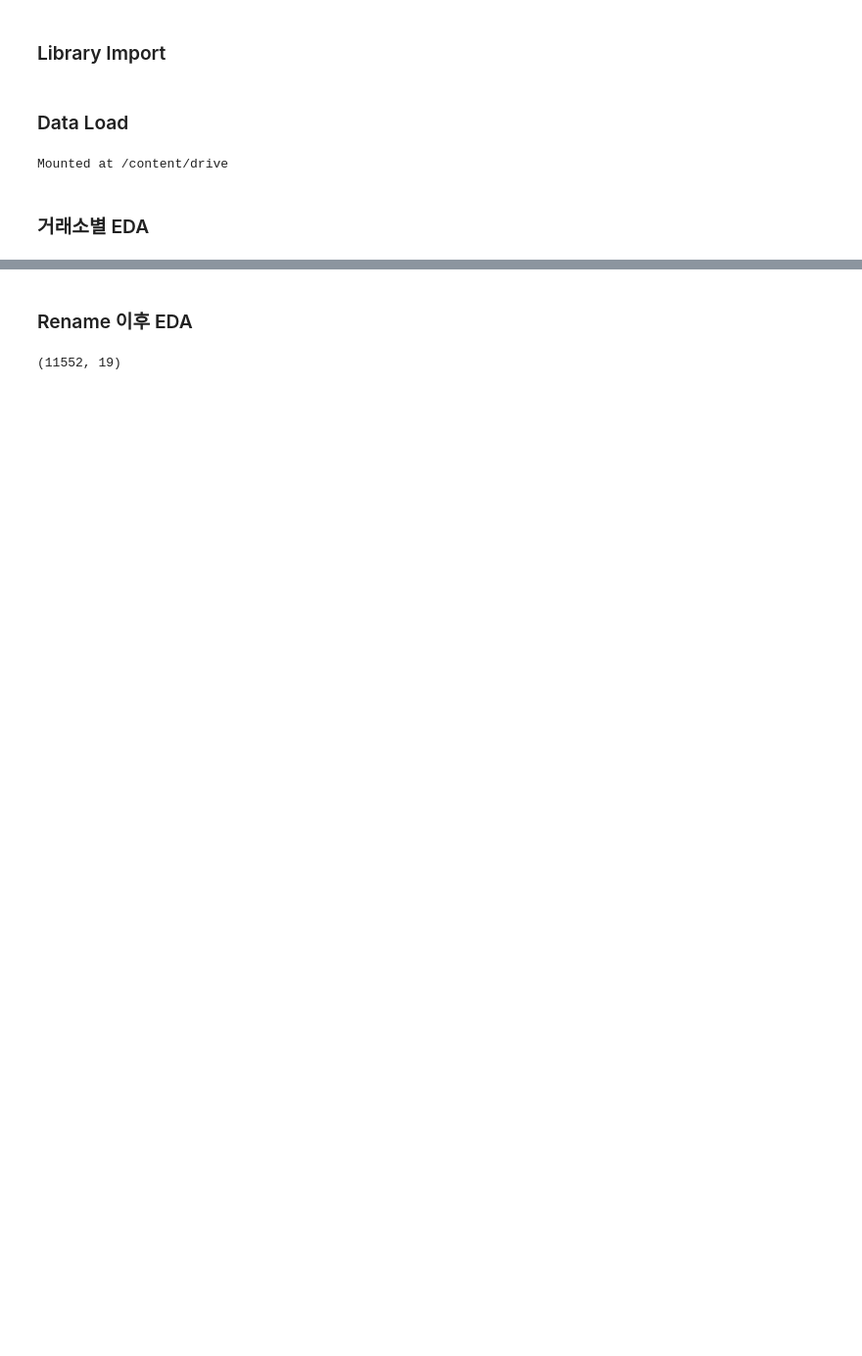
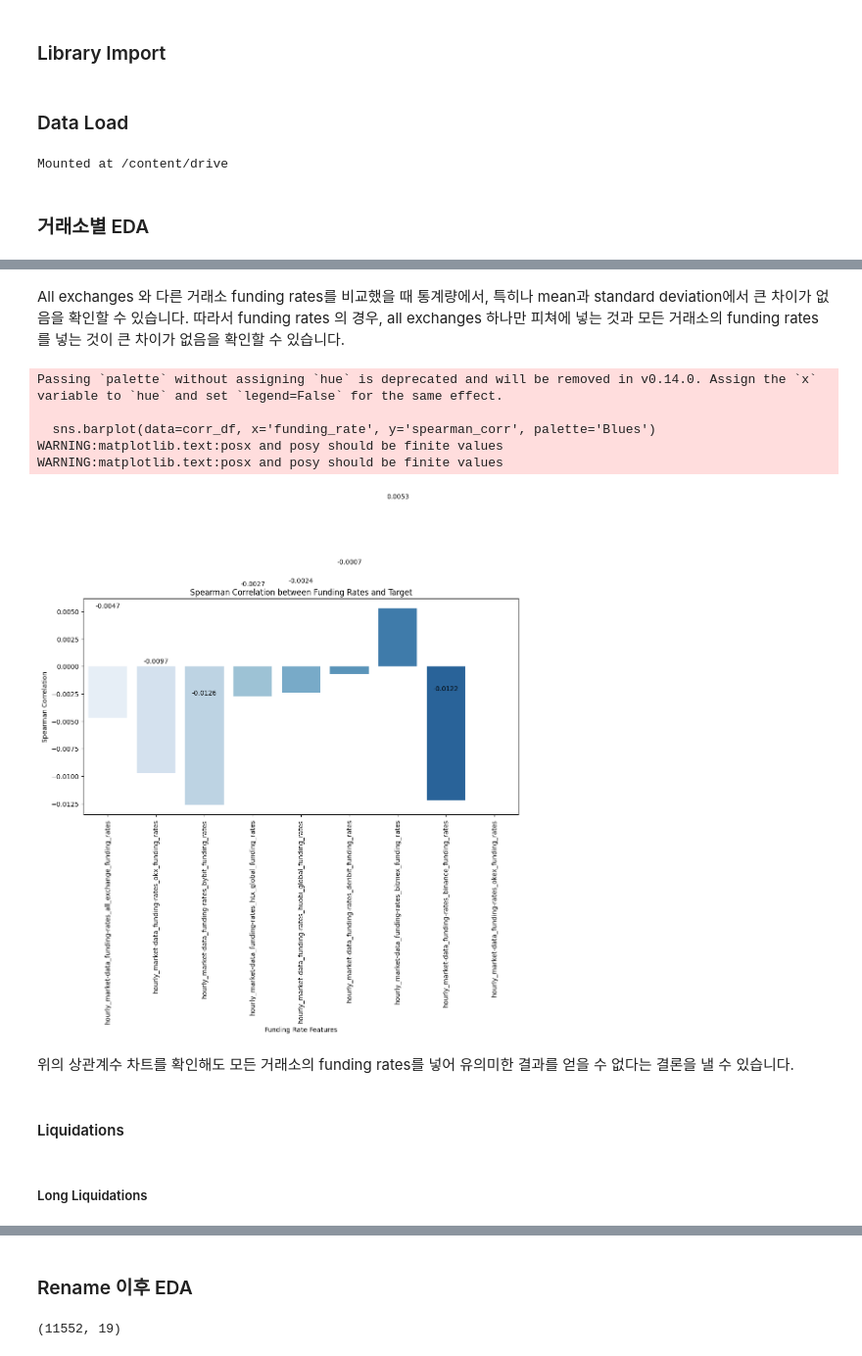
Before and after one commit to boostcampaitech7/level1-classificationinmachinelearning-recsys-10, a Jupyter notebook: data_preprocessing/baseline_code.ipynb, the cells around one changed output, grey strips where cells are left out. Shown at 98% size. Drawn from its saved outputs; the diff is of its cells as text; code cells hidden in the pictures; blank space fills up the shorter version.

Commit message:
feat: add exchanges_eda
#15

```diff
--- a/data_preprocessing/baseline_code.ipynb
+++ b/data_preprocessing/baseline_code.ipynb
@@ -50,0 +53,2 @@ for _file_name, _df in tqdm(file_dict.items()):
+# %%
+train_df = df.loc[df["_type"]=="train"]
@@ -50,0 +76,15 @@ for _file_name, _df in tqdm(file_dict.items()):
+# %%
+ # 'funding' 이 들어간 모든 column 추출
+funding_columns = [col for col in train_df.columns if 'funding' in col]
+
+# 거래소별로 funding rates에 따른 target 통계량 확인
+# groupby를 사용하여 거래소와 target 값을 기준으로 funding_rates의 통계량을 계산
+
+for col in funding_columns:
+    print(f"Funding Rates: {col}")
+
+    # 거래소와 target별로 funding_rates의 통계량 (평균, 중앙값, 표준편차 등) 계산
+    stats = train_df.groupby(['target'])[col].agg(['mean', 'median', 'std', 'min', 'max', 'count']).reset_index()
+
+    # 통계량 확인
+    print(stats)
@@ -50,0 +109,43 @@ for _file_name, _df in tqdm(file_dict.items()):
+# %% [markdown]
+All exchanges 와 다른 거래소 funding rates를 비교했을 때 통계량에서, 특히나 mean과 standard deviation에서 큰 차이가 없음을 확인할 수 있습니다. 따라서 funding rates 의 경우, all exchanges 하나만 피쳐에 넣는 것과 모든 거래소의 funding rates를 넣는 것이 큰 차이가 없음을 확인할 수 있습니다.
+# %%
+# Spearman 상관계수 계산
+correlations = {}
+
+for col in funding_columns:
+    # spearman 상관계수 계산 (target 과 funding_rates)
+    correlation = train_df[[col, 'target']].corr(method='spearman').iloc[0, 1]
+    correlations[col] = correlation
+
+# 상관계수를 DataFrame으로 변환
+corr_df = pd.DataFrame(list(correlations.items()), columns=['funding_rate', 'spearman_corr'])
+
+# 상관계수 시각화
+plt.figure(figsize=(12, 6))
+sns.barplot(data=corr_df, x='funding_rate', y='spearman_corr', palette='Blues')
+
+# 각 막대 위에 상관계수 값을 표시
+for index, row in corr_df.iterrows():
+    plt.text(index, row.spearman_corr + 0.01, round(row.spearman_corr, 4), color='black', ha="center")
+
+plt.xticks(rotation=90)
+plt.title('Spearman Correlation between Funding Rates and Target')
+plt.ylabel('Spearman Correlation')
+plt.xlabel('Funding Rate Features')
+plt.tight_layout()
+
+# 시각화 출력
+plt.show()
+# %% [output]
+Passing `palette` without assigning `hue` is deprecated and will be removed in v0.14.0. Assign the `x` variable to `hue` and set `legend=False` for the same effect.
+
+  sns.barplot(data=corr_df, x='funding_rate', y='spearman_corr', palette='Blues')
+WARNING:matplotlib.text:posx and posy should be finite values
+WARNING:matplotlib.text:posx and posy should be finite values
+[figure, added]
+# %% [markdown]
+위의 상관계수 차트를 확인해도 모든 거래소의 funding rates를 넣어 유의미한 결과를 얻을 수 없다는 결론을 낼 수 있습니다.
+# %% [markdown]
+#### Liquidations
+# %% [markdown]
+##### Long Liquidations
```
Also changed, not shown: parts of 41 cells of this notebook.
